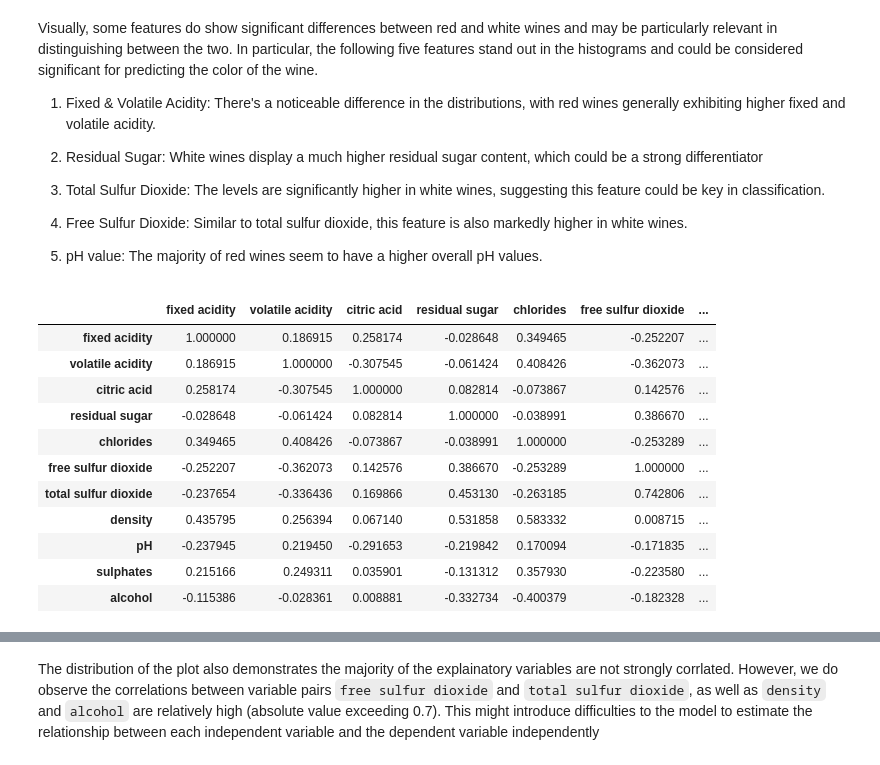
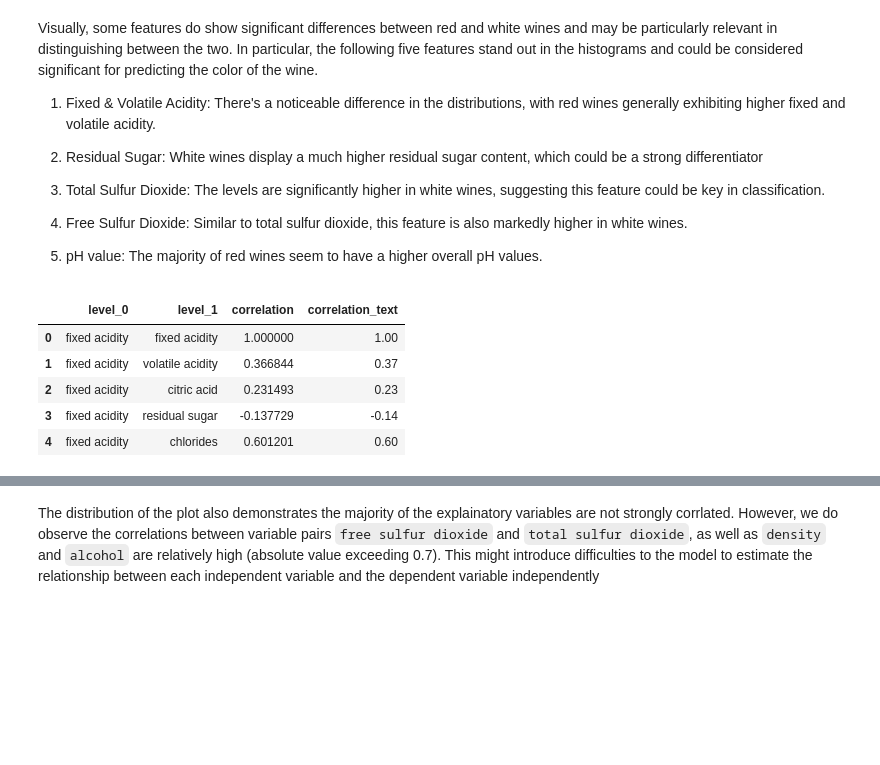
Before and after one commit to UBC-MDS/2023-DSCI522-Group22, a Jupyter notebook: notebooks/wine_color_classification_report.ipynb, the cells around one changed output, grey strips where cells are left out. Drawn from its saved outputs; the diff is of its cells as text; code cells hidden in the pictures; blank space fills up the shorter version.

```diff
--- a/notebooks/wine_color_classification_report.ipynb
+++ b/notebooks/wine_color_classification_report.ipynb
@@ -234,18 +226,18 @@ Visually, some features do show significant differences between red and white wi
 4. Free Sulfur Dioxide: Similar to total sulfur dioxide, this feature is also markedly higher in white wines.
 
 5. pH value: The majority of red wines seem to have a higher overall pH values.
-# %%
-wine_train[numeric_cols].corr('spearman').style.background_gradient(cmap ="RdBu")
-# %% [output]
-|  | fixed acidity | volatile acidity | citric acid | residual sugar | chlorides | free sulfur dioxide | ... |
-| fixed acidity | 1.000000 | 0.186915 | 0.258174 | -0.028648 | 0.349465 | -0.252207 | ... |
-| volatile acidity | 0.186915 | 1.000000 | -0.307545 | -0.061424 | 0.408426 | -0.362073 | ... |
-| citric acid | 0.258174 | -0.307545 | 1.000000 | 0.082814 | -0.073867 | 0.142576 | ... |
-| residual sugar | -0.028648 | -0.061424 | 0.082814 | 1.000000 | -0.038991 | 0.386670 | ... |
-| chlorides | 0.349465 | 0.408426 | -0.073867 | -0.038991 | 1.000000 | -0.253289 | ... |
-| free sulfur dioxide | -0.252207 | -0.362073 | 0.142576 | 0.386670 | -0.253289 | 1.000000 | ... |
-| total sulfur dioxide | -0.237654 | -0.336436 | 0.169866 | 0.453130 | -0.263185 | 0.742806 | ... |
-| density | 0.435795 | 0.256394 | 0.067140 | 0.531858 | 0.583332 | 0.008715 | ... |
-| pH | -0.237945 | 0.219450 | -0.291653 | -0.219842 | 0.170094 | -0.171835 | ... |
-| sulphates | 0.215166 | 0.249311 | 0.035901 | -0.131312 | 0.357930 | -0.223580 | ... |
-| alcohol | -0.115386 | -0.028361 | 0.008881 | -0.332734 | -0.400379 | -0.182328 | ... |
+# %%
+corr_data = wine_train[numeric_cols].corr(
+    'spearman'
+    ).corr().stack().reset_index()
+# # Round to 2 decimal points
+corr_data['correlation_text'] = corr_data[0].map('{:.2f}'.format)
+corr_data = corr_data.rename(columns={0: 'correlation'})
+corr_data.head()
+# %% [output]
+|  | level_0 | level_1 | correlation | correlation_text |
+| 0 | fixed acidity | fixed acidity | 1.000000 | 1.00 |
+| 1 | fixed acidity | volatile acidity | 0.366844 | 0.37 |
+| 2 | fixed acidity | citric acid | 0.231493 | 0.23 |
+| 3 | fixed acidity | residual sugar | -0.137729 | -0.14 |
+| 4 | fixed acidity | chlorides | 0.601201 | 0.60 |
```
Also changed, not shown: parts of 6 cells of this notebook, 9 other files.
